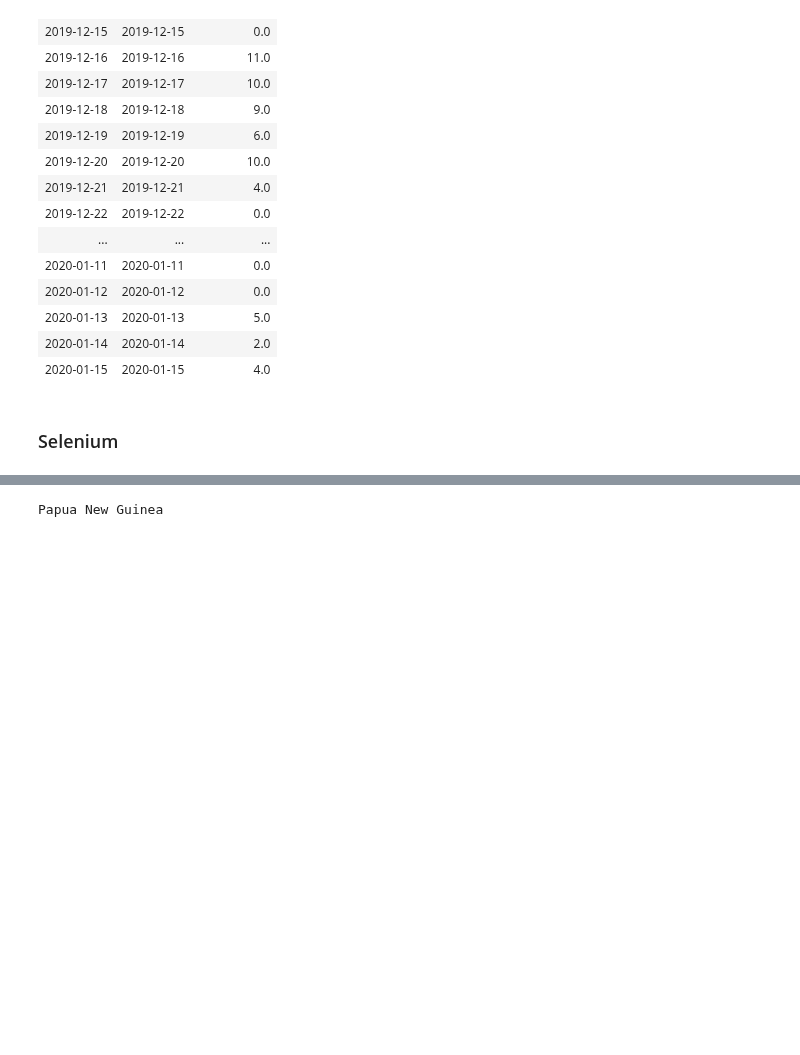
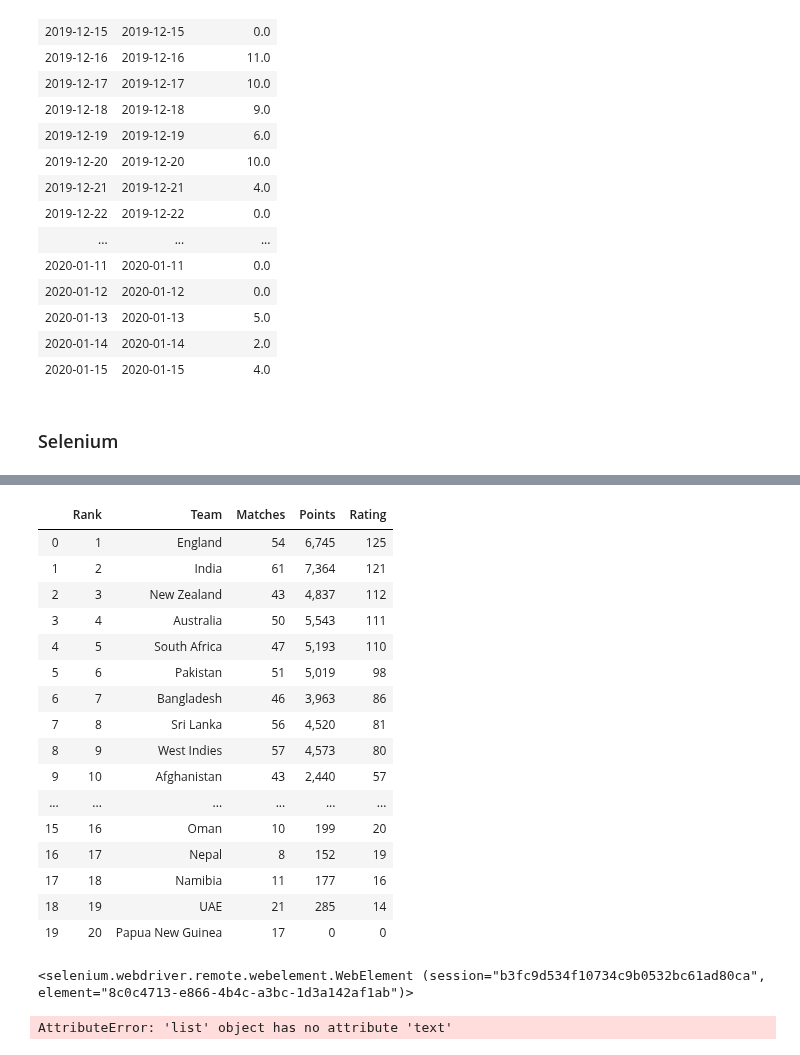
Before and after one commit to Yogendra3112/data_science, a Jupyter notebook: Web Scraping.ipynb, the cells around one changed output, grey strips where cells are left out. Cells and saved outputs as stored; diff of their text form; code cells hidden in the pictures; blank space fills up the shorter version.

```diff
--- a/Web Scraping.ipynb
+++ b/Web Scraping.ipynb
@@ -331,30 +331,60 @@ dff
 # %%
 '''
     find difference between element and elements
     use text to get only text
 '''
 driver = webdriver.Chrome(executable_path=r'C:\Users\Yogi\Downloads\chromedriver_win32\chromedriver.exe')
 driver.get('https://www.icc-cricket.com/rankings/mens/team-rankings/odi')
 icc_men_table = driver.find_element_by_class_name('table')
 icc_men_table1 = icc_men_table.find_element_by_tag_name('tbody')
 
 rank=[]
 team=[]
 matches=[]
 points=[]
 rating=[]
 
 for row in icc_men_table1.find_elements_by_tag_name('tr'):
     icc_data = row.find_elements_by_tag_name('td')
     rank.append(icc_data[0].text.strip())
     team.append(icc_data[1].text.strip())
     matches.append(icc_data[2].text.strip())
     points.append(icc_data[3].text.strip())
     rating.append(icc_data[4].text.strip())
 driver.quit()
-icc_df = pd.DataFrame(zip(rank,team,matches,points,rating))
-icc_d
+icc_df = pd.DataFrame(zip(rank,team,matches,points,rating),columns=['Rank','Team','Matches','Points','Rating'])
+icc_df
+# %% [output]
+|  | Rank | Team | Matches | Points | Rating |
+| 0 | 1 | England | 54 | 6,745 | 125 |
+| 1 | 2 | India | 61 | 7,364 | 121 |
+| 2 | 3 | New Zealand | 43 | 4,837 | 112 |
+| 3 | 4 | Australia | 50 | 5,543 | 111 |
+| 4 | 5 | South Africa | 47 | 5,193 | 110 |
+| 5 | 6 | Pakistan | 51 | 5,019 | 98 |
+| 6 | 7 | Bangladesh | 46 | 3,963 | 86 |
+| 7 | 8 | Sri Lanka | 56 | 4,520 | 81 |
+| 8 | 9 | West Indies | 57 | 4,573 | 80 |
+| 9 | 10 | Afghanistan | 43 | 2,440 | 57 |
+| ... | ... | ... | ... | ... | ... |
+| 15 | 16 | Oman | 10 | 199 | 20 |
+| 16 | 17 | Nepal | 8 | 152 | 19 |
+| 17 | 18 | Namibia | 11 | 177 | 16 |
+| 18 | 19 | UAE | 21 | 285 | 14 |
+| 19 | 20 | Papua New Guinea | 17 | 0 | 0 |
-# %%
-print(icc_data[1].text.strip())
-# %% [output]
-Papua New Guinea
+# %%
+driver = webdriver.Chrome(executable_path=r'C:\Users\Yogi\Downloads\chromedriver_win32\chromedriver.exe')
+driver.get("https://bidplus.gem.gov.in/bidlists")
+#bid_table = driver.findElement(By.id=("pagi_content"))
+bid_table = driver.find_element_by_id('pagi_content')
+bid_table =  bid_table.find_elements_by_class_name('border')
+# print(bid_table)
+for i in bid_table:
+    i.find_elements_by_class_name('')
+driver.quit()
+# %% [output]
+<selenium.webdriver.remote.webelement.WebElement (session="b3fc9d534f10734c9b0532bc61ad80ca", element="8c0c4713-e866-4b4c-a3bc-1d3a142af1ab")>
+# %%
+print(bid_table)
+# %% [output]
+AttributeError: 'list' object has no attribute 'text'
```
